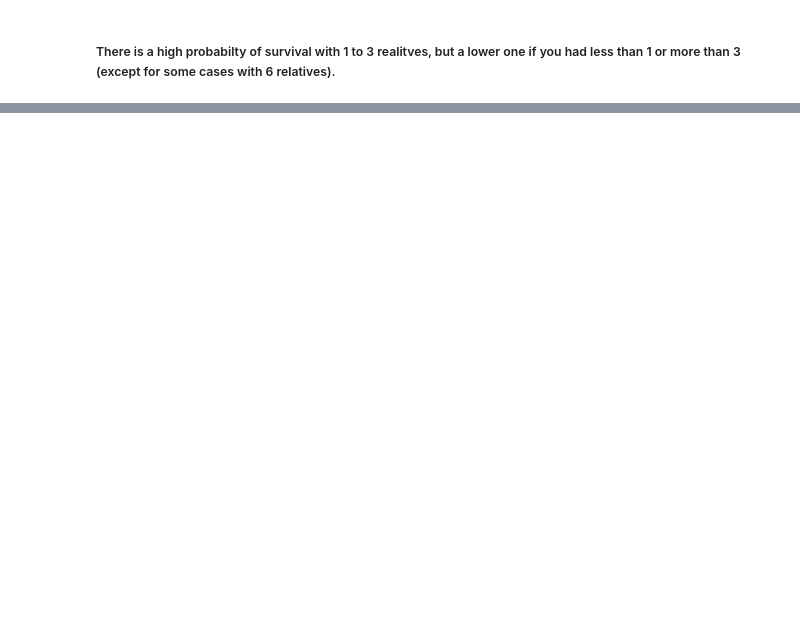
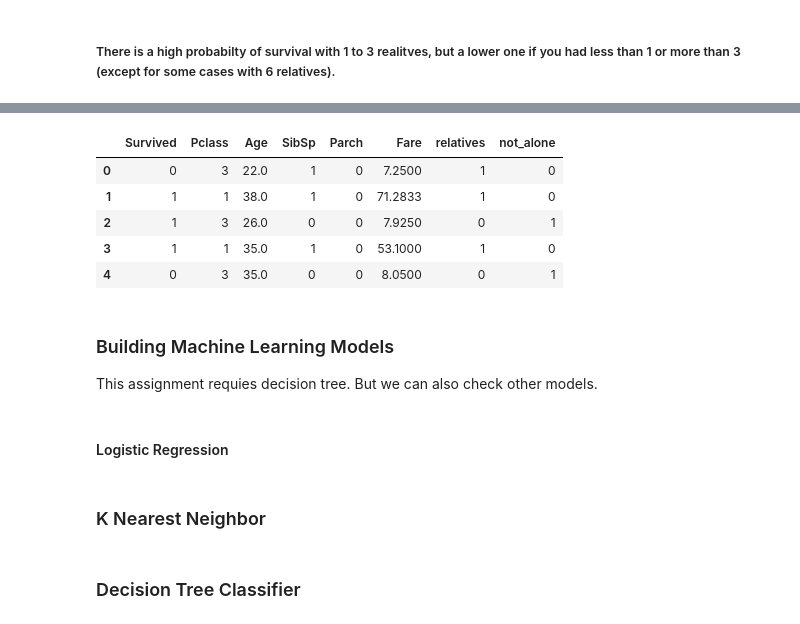
Before and after one commit to reddy26lc/iNeuron, a Jupyter notebook: Decision Tree Assignment.ipynb, the cells around one changed output, grey strips where cells are left out. Saved outputs shown, nothing was run; the diff lists cells and outputs as text; code cells hidden in the pictures; blank space fills up the shorter version.

```diff
--- a/Decision Tree Assignment.ipynb
+++ b/Decision Tree Assignment.ipynb
@@ -209,0 +223,20 @@ axes = sns.factorplot('relatives','Survived', data=df, aspect = 2.5)
+# %%
+def impute_age(cols):
+    Age = cols[0]
+    Pclass = cols[1]
+
+    if pd.isnull(Age):
+
+        if Pclass == 1:
+            return 37
+
+        elif Pclass == 2:
+            return 29
+
+        else:
+            return 24
+
+    else:
+        return Age
+# %%
+df['Age'] = df[['Age','Pclass']].apply(impute_age,axis=1)
@@ -209,0 +259,2 @@ axes = sns.factorplot('relatives','Survived', data=df, aspect = 2.5)
+# %%
+df.dropna(inplace=True)
@@ -209,0 +319,15 @@ axes = sns.factorplot('relatives','Survived', data=df, aspect = 2.5)
+# %%
+df.drop(['Sex','Embarked'],axis=1,inplace=True)
+# %%
+df.head()
+# %% [output]
+|  | Survived | Pclass | Age | SibSp | Parch | Fare | relatives | not_alone |
+| 0 | 0 | 3 | 22.0 | 1 | 0 | 7.2500 | 1 | 0 |
+| 1 | 1 | 1 | 38.0 | 1 | 0 | 71.2833 | 1 | 0 |
+| 2 | 1 | 3 | 26.0 | 0 | 0 | 7.9250 | 0 | 1 |
+| 3 | 1 | 1 | 35.0 | 1 | 0 | 53.1000 | 1 | 0 |
+| 4 | 0 | 3 | 35.0 | 0 | 0 | 8.0500 | 0 | 1 |
+# %% [markdown]
+### Building Machine Learning Models
+
+This assignment requies decision tree. But we can also check other models.
@@ -209,0 +339,2 @@ axes = sns.factorplot('relatives','Survived', data=df, aspect = 2.5)
+# %% [markdown]
+#### Logistic Regression
@@ -209,0 +350,2 @@ axes = sns.factorplot('relatives','Survived', data=df, aspect = 2.5)
+# %% [markdown]
+### K Nearest Neighbor
@@ -209,0 +361,2 @@ axes = sns.factorplot('relatives','Survived', data=df, aspect = 2.5)
+# %% [markdown]
+### Decision Tree Classifier
```
Also changed, not shown: parts of 37 cells of this notebook.
